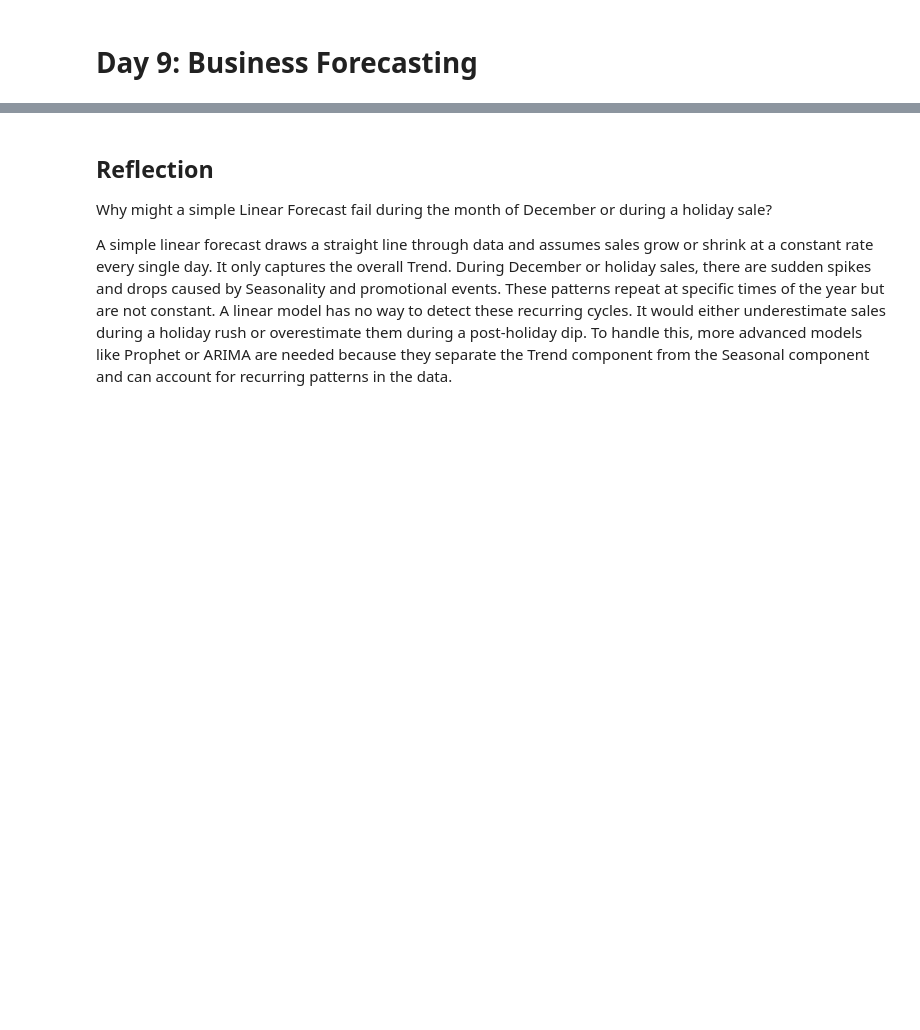
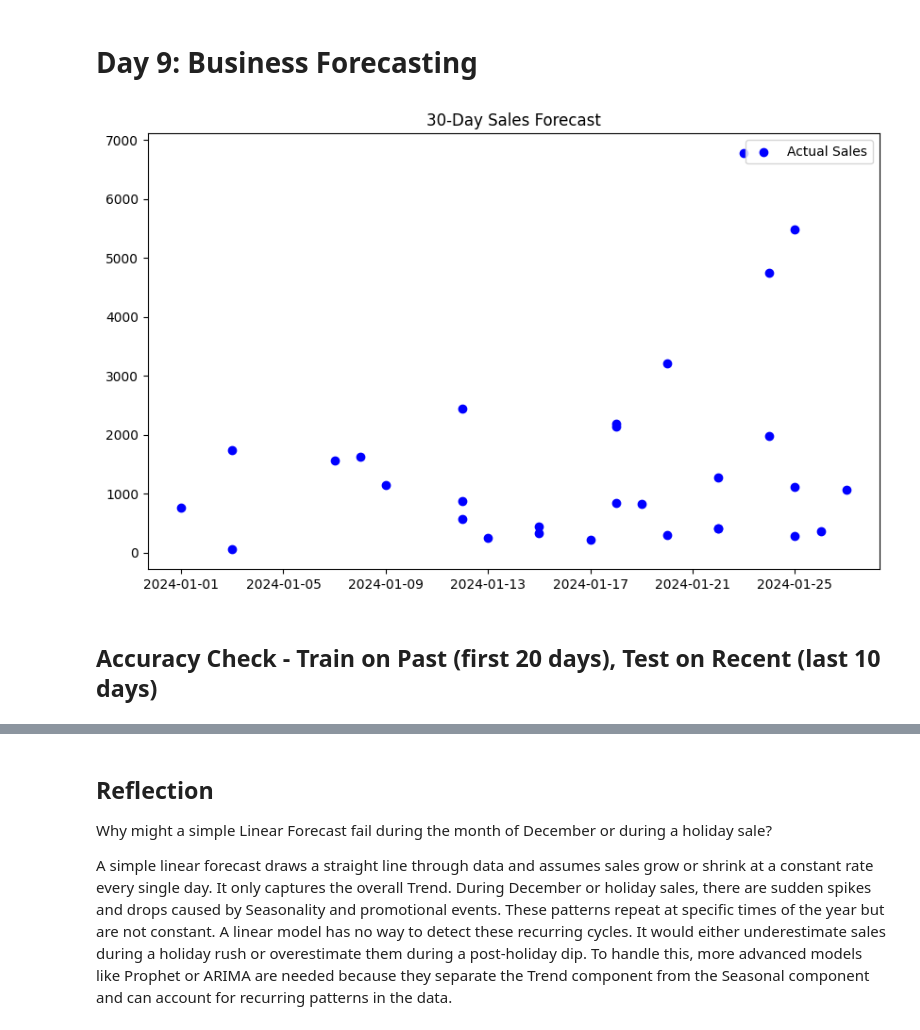
Before and after one commit to tharun28-ch/data-analytics, a Jupyter notebook: DAY9/docs/day9_forecasting.ipynb, the cells around one changed output, grey strips where cells are left out. Drawn from its saved outputs; the diff is of its cells as text; code cells hidden in the pictures; blank space fills up the shorter version.

```diff
--- a/DAY9/docs/day9_forecasting.ipynb
+++ b/DAY9/docs/day9_forecasting.ipynb
@@ -1,5 +1,30 @@
 # %% [markdown]
 # Day 9: Business Forecasting
+# %%
+import pandas as pd
+import numpy as np
+import datetime as dt
+from sklearn.linear_model import LinearRegression
+import matplotlib.pyplot as plt
+
+# 1. Load your cleaned data
+df = pd.read_csv("../data/sales_cleaned.csv")
+df['Date'] = pd.to_datetime(df['Date'])
+
+# 2. Convert Date to Ordinal (e.g., 738000)
+df['Date_Ordinal'] = df['Date'].map(dt.datetime.toordinal)
+
+
+plt.figure(figsize=(10, 6))
+plt.scatter(df['Date'], df['Sales'], color='blue', label='Actual Sales')
+
+plt.title("30-Day Sales Forecast")
+plt.legend()
+plt.show()
+# %% [output]
+[figure, added]
+# %% [markdown]
+## Accuracy Check - Train on Past (first 20 days), Test on Recent (last 10 days)
 # %%
 import pandas as pd
 import numpy as np
```
Also changed, not shown: parts of 6 cells of this notebook, 2 other files.
